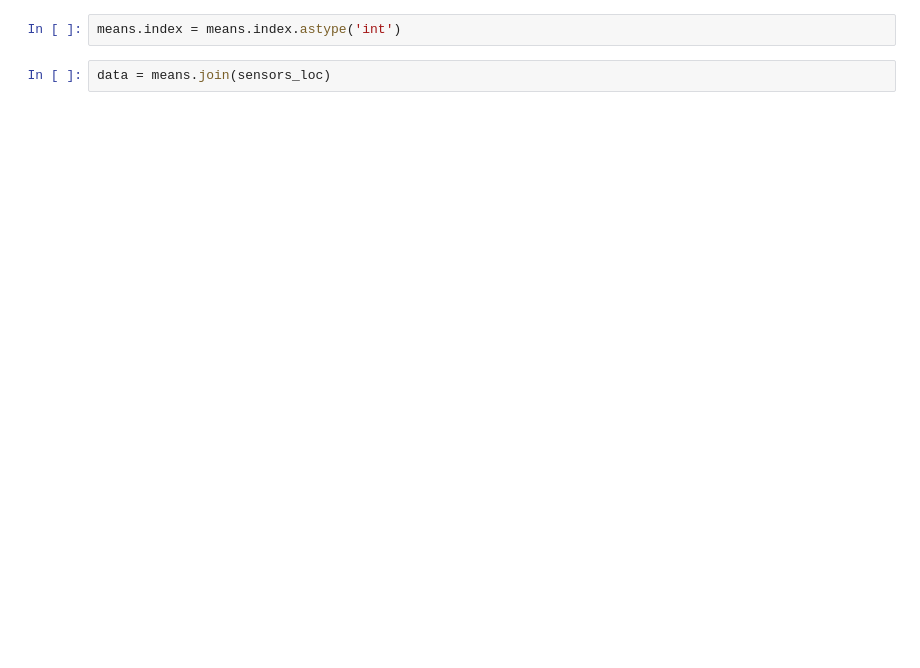
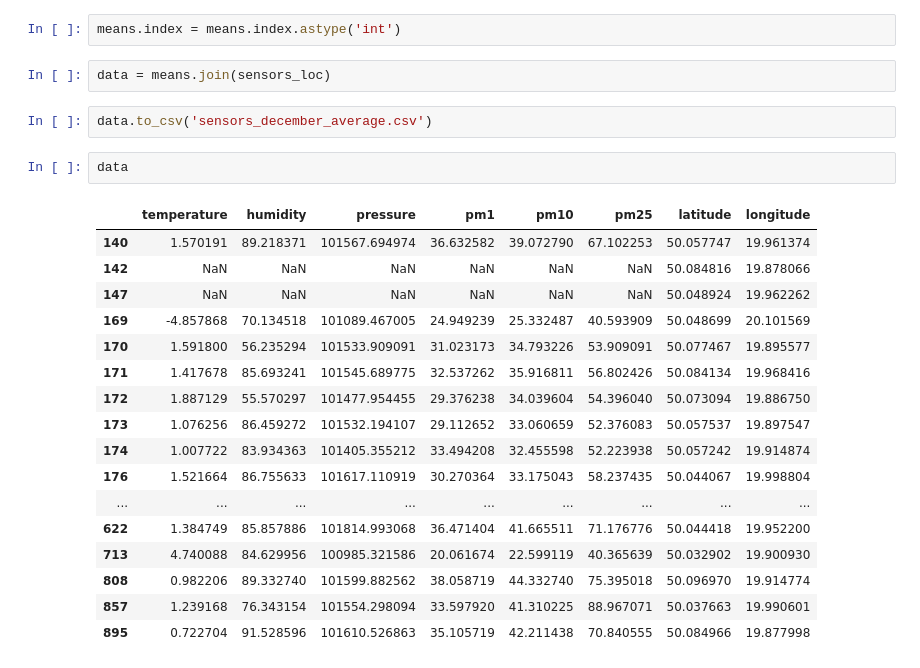
Before and after one commit to Michal-lis/Data_Analysis_Hackaton, a Jupyter notebook: air-quality-data-from-extensive-network-of-sensors/daily_parameters_visualisation.ipynb, the cells around one changed output. Cells and saved outputs as stored; diff of their text form; blank space fills up the shorter version.

Commit message:
wrangling sensors data

```diff
--- a/air-quality-data-from-extensive-network-of-sensors/daily_parameters_visualisation.ipynb
+++ b/air-quality-data-from-extensive-network-of-sensors/daily_parameters_visualisation.ipynb
@@ -73,3 +157,25 @@ sensors_loc.head()
 means.index = means.index.astype('int')
 # %%
 data = means.join(sensors_loc)
+# %%
+data.to_csv('sensors_december_average.csv')
+# %%
+data
+# %% [output]
+|  | temperature | humidity | pressure | pm1 | pm10 | pm25 | latitude | longitude |
+| 140 | 1.570191 | 89.218371 | 101567.694974 | 36.632582 | 39.072790 | 67.102253 | 50.057747 | 19.961374 |
+| 142 | NaN | NaN | NaN | NaN | NaN | NaN | 50.084816 | 19.878066 |
+| 147 | NaN | NaN | NaN | NaN | NaN | NaN | 50.048924 | 19.962262 |
+| 169 | -4.857868 | 70.134518 | 101089.467005 | 24.949239 | 25.332487 | 40.593909 | 50.048699 | 20.101569 |
+| 170 | 1.591800 | 56.235294 | 101533.909091 | 31.023173 | 34.793226 | 53.909091 | 50.077467 | 19.895577 |
+| 171 | 1.417678 | 85.693241 | 101545.689775 | 32.537262 | 35.916811 | 56.802426 | 50.084134 | 19.968416 |
+| 172 | 1.887129 | 55.570297 | 101477.954455 | 29.376238 | 34.039604 | 54.396040 | 50.073094 | 19.886750 |
+| 173 | 1.076256 | 86.459272 | 101532.194107 | 29.112652 | 33.060659 | 52.376083 | 50.057537 | 19.897547 |
+| 174 | 1.007722 | 83.934363 | 101405.355212 | 33.494208 | 32.455598 | 52.223938 | 50.057242 | 19.914874 |
+| 176 | 1.521664 | 86.755633 | 101617.110919 | 30.270364 | 33.175043 | 58.237435 | 50.044067 | 19.998804 |
+| ... | ... | ... | ... | ... | ... | ... | ... | ... |
+| 622 | 1.384749 | 85.857886 | 101814.993068 | 36.471404 | 41.665511 | 71.176776 | 50.044418 | 19.952200 |
+| 713 | 4.740088 | 84.629956 | 100985.321586 | 20.061674 | 22.599119 | 40.365639 | 50.032902 | 19.900930 |
+| 808 | 0.982206 | 89.332740 | 101599.882562 | 38.058719 | 44.332740 | 75.395018 | 50.096970 | 19.914774 |
+| 857 | 1.239168 | 76.343154 | 101554.298094 | 33.597920 | 41.310225 | 88.967071 | 50.037663 | 19.990601 |
+| 895 | 0.722704 | 91.528596 | 101610.526863 | 35.105719 | 42.211438 | 70.840555 | 50.084966 | 19.877998 |
```
Also changed, not shown: parts of 14 cells of this notebook, 1 other file.
